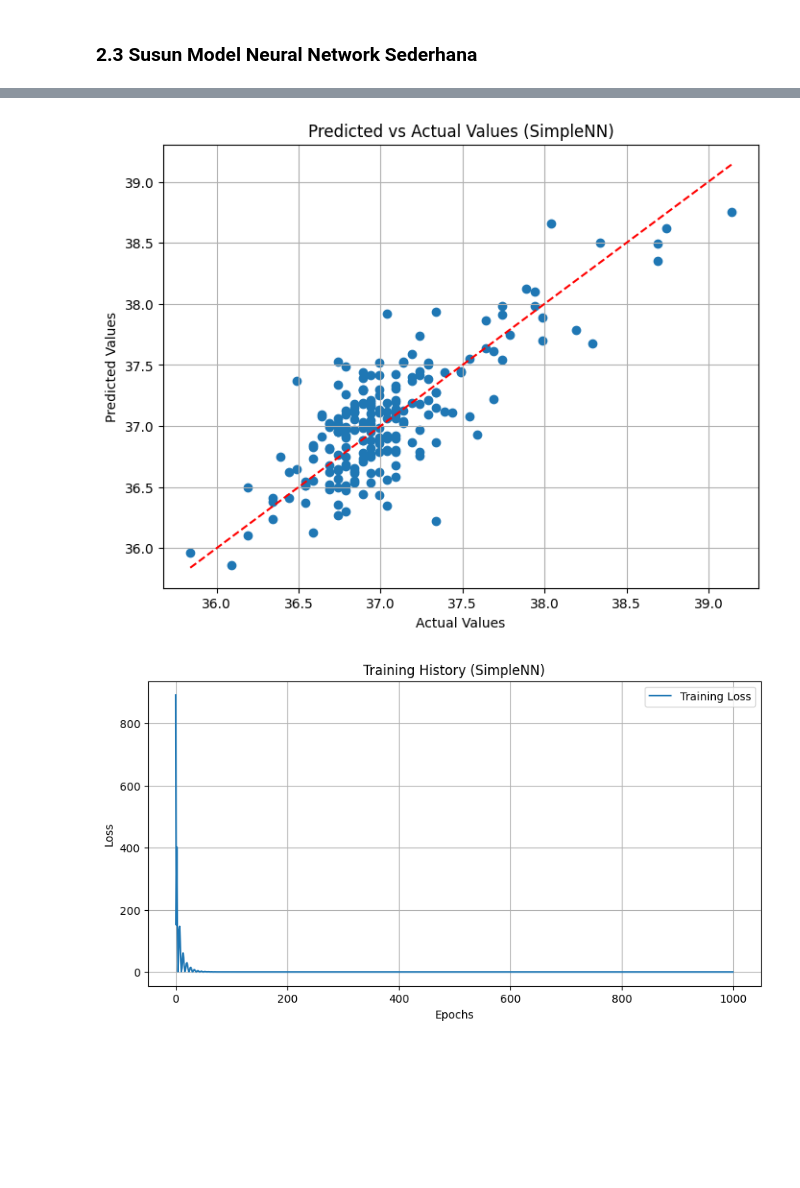
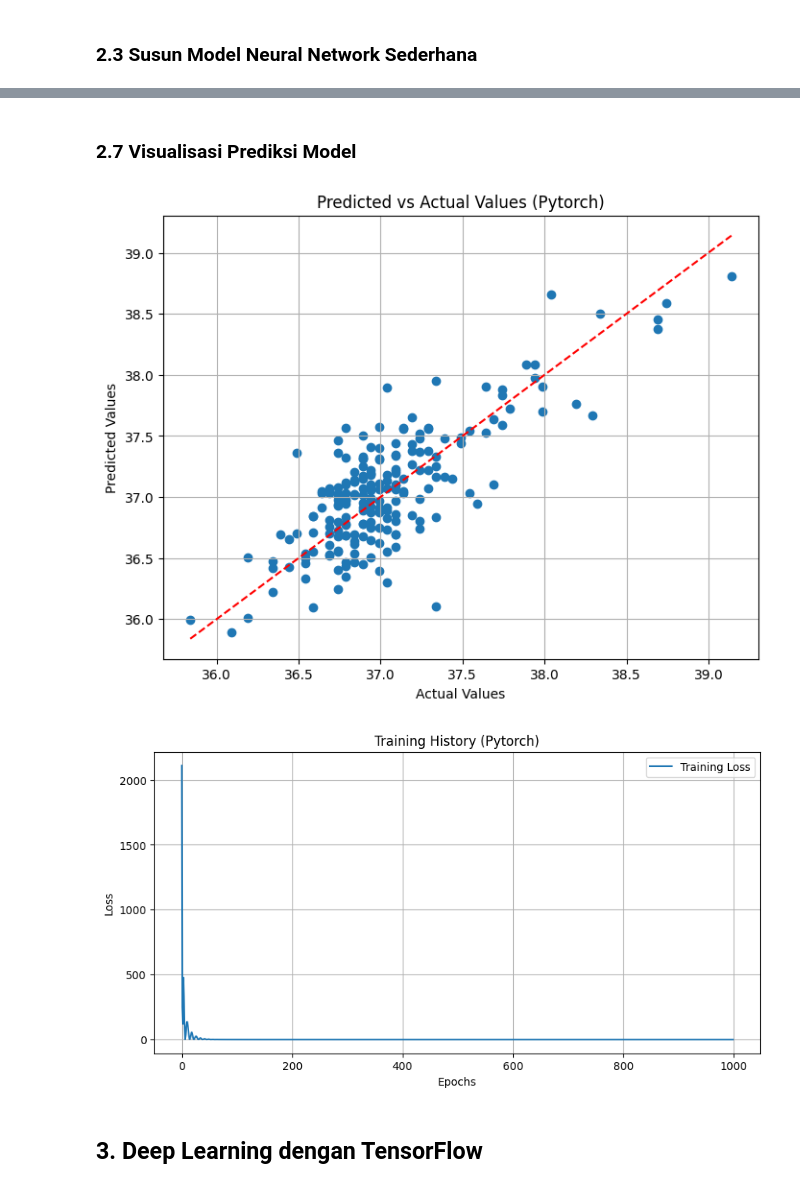
Before and after one commit to Pandu98-pkh/DeepLearning, a Jupyter notebook: 01. Week 1/Notebook Assigment/Regression Infrared Dataset.ipynb, the cells around one changed output, grey strips where cells are left out. Cells and saved outputs as stored; diff of their text form; code cells hidden in the pictures; blank space fills up the shorter version.

```diff
--- a/01. Week 1/Notebook Assigment/Regression Infrared Dataset.ipynb
+++ b/01. Week 1/Notebook Assigment/Regression Infrared Dataset.ipynb
@@ -315,12 +301,16 @@ R-squared: 0.5599101509827771
+# %% [markdown]
+### **2.7 Visualisasi Prediksi Model**
 # %%
 # Visualize the predictions
-plot_predictions(y_test, y_pred, "SimpleNN")
+plot_predictions(y_test, y_pred, "Pytorch")
 
 # Visualize the training history (if available)
-plot_training_history(history, "SimpleNN")
+plot_training_history(history, "Pytorch")
 
 # Save the model's state dictionary
-torch.save(model.state_dict(), 'simple_nn_model.pth')
+torch.save(model.state_dict(), 'Pytorch_model.pth')
 # %% [output]
-[figure, old version]
+[figure, new version]
-[figure, old version]
+[figure, new version]
+# %% [markdown]
+## **3. Deep Learning dengan TensorFlow**
```
Also changed, not shown: parts of 21 cells of this notebook.
